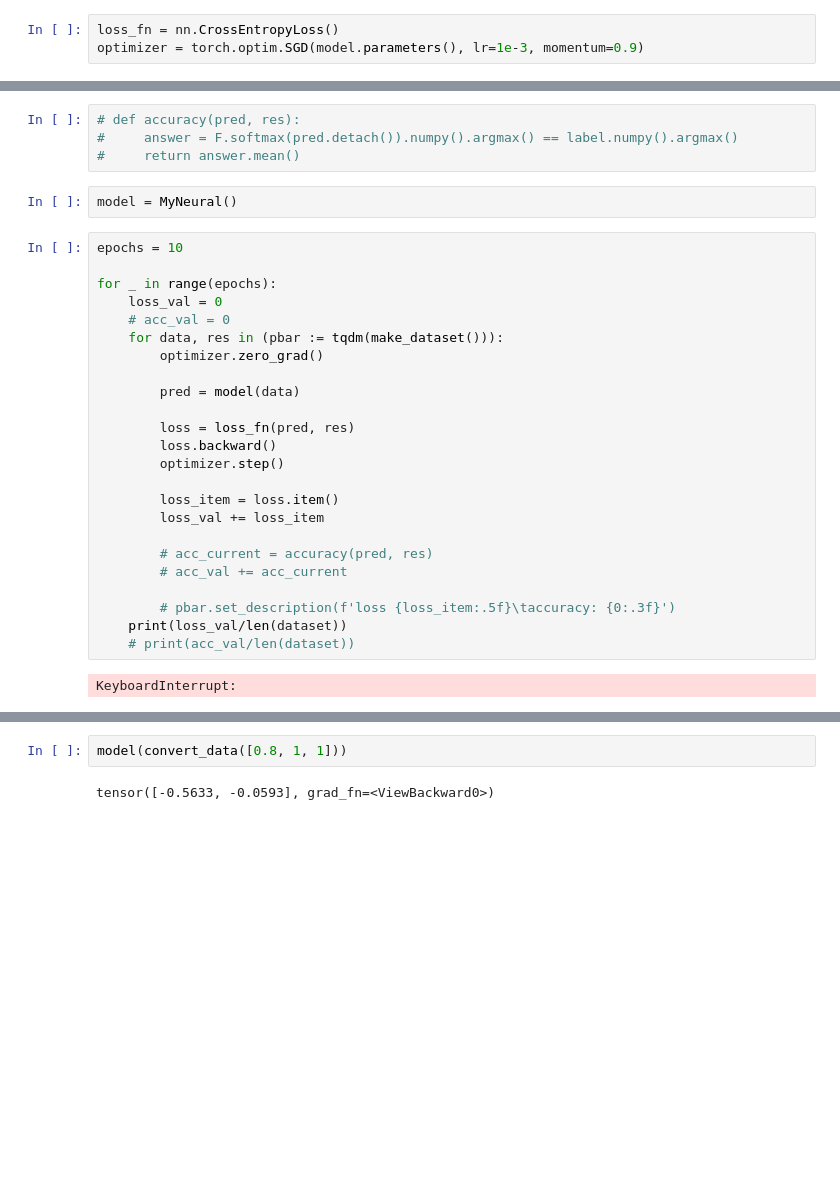
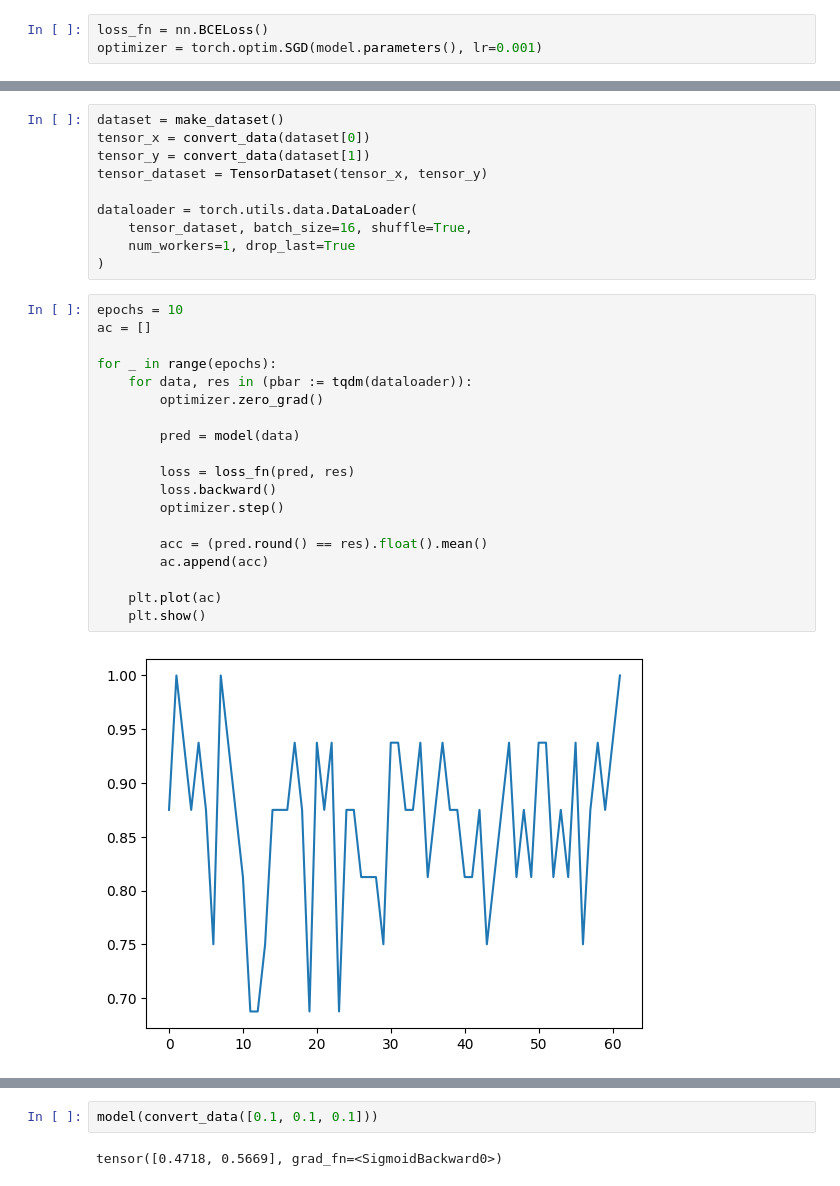
Before and after one commit to fiornrrn/jupyter, a Jupyter notebook: my-class.ipynb, the cells around one changed output, grey strips where cells are left out. Saved outputs shown, nothing was run; the diff lists cells and outputs as text; blank space fills up the shorter version.

```diff
--- a/my-class.ipynb
+++ b/my-class.ipynb
@@ -27,5 +34,5 @@ class MyNeural(nn.Module):
 # %%
-loss_fn = nn.CrossEntropyLoss()
-optimizer = torch.optim.SGD(model.parameters(), lr=1e-3, momentum=0.9)
+loss_fn = nn.BCELoss()
+optimizer = torch.optim.SGD(model.parameters(), lr=0.001)
 # %%
 def convert_data(arr):
@@ -48,32 +58,31 @@ def make_dataset():
 # %%
-# def accuracy(pred, res):
-#     answer = F.softmax(pred.detach()).numpy().argmax() == label.numpy().argmax()
-#     return answer.mean()
+dataset = make_dataset()
+tensor_x = convert_data(dataset[0])
+tensor_y = convert_data(dataset[1])
+tensor_dataset = TensorDataset(tensor_x, tensor_y)
+
+dataloader = torch.utils.data.DataLoader(
+    tensor_dataset, batch_size=16, shuffle=True,
+    num_workers=1, drop_last=True
+)
-# %%
-model = MyNeural()
 # %%
 epochs = 10
+ac = []
 
 for _ in range(epochs):
-    loss_val = 0
-    # acc_val = 0
-    for data, res in (pbar := tqdm(make_dataset())):
+    for data, res in (pbar := tqdm(dataloader)):
         optimizer.zero_grad()
 
         pred = model(data)
 
         loss = loss_fn(pred, res)
         loss.backward()
         optimizer.step()
 
-        loss_item = loss.item()
-        loss_val += loss_item
+        acc = (pred.round() == res).float().mean()
+        ac.append(acc)
 
-        # acc_current = accuracy(pred, res)
-        # acc_val += acc_current
-
-        # pbar.set_description(f'loss {loss_item:.5f}\taccuracy: {0:.3f}')
-    print(loss_val/len(dataset))
-    # print(acc_val/len(dataset))
+    plt.plot(ac)
+    plt.show()
 # %% [output]
-KeyboardInterrupt:
+[figure, added]
@@ -80,4 +98,4 @@ KeyboardInterrupt:
 # %%
-model(convert_data([0.8, 1, 1]))
+model(convert_data([0.1, 0.1, 0.1]))
 # %% [output]
-tensor([-0.5633, -0.0593], grad_fn=<ViewBackward0>)
+tensor([0.4718, 0.5669], grad_fn=<SigmoidBackward0>)
```
Also changed, not shown: parts of 5 cells of this notebook.
